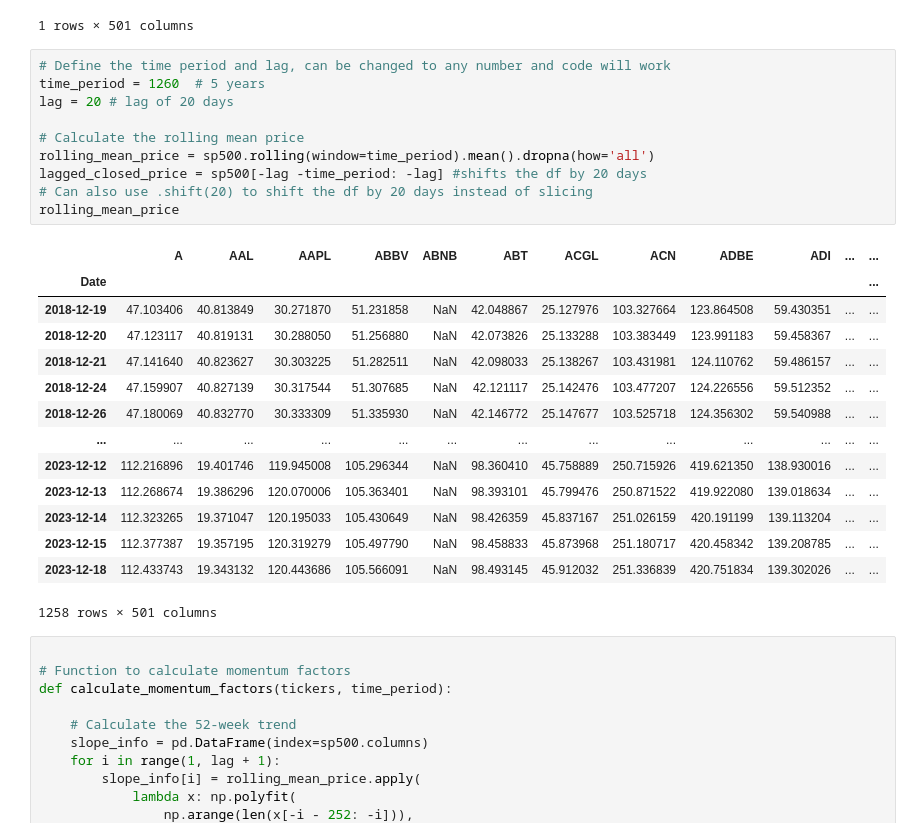
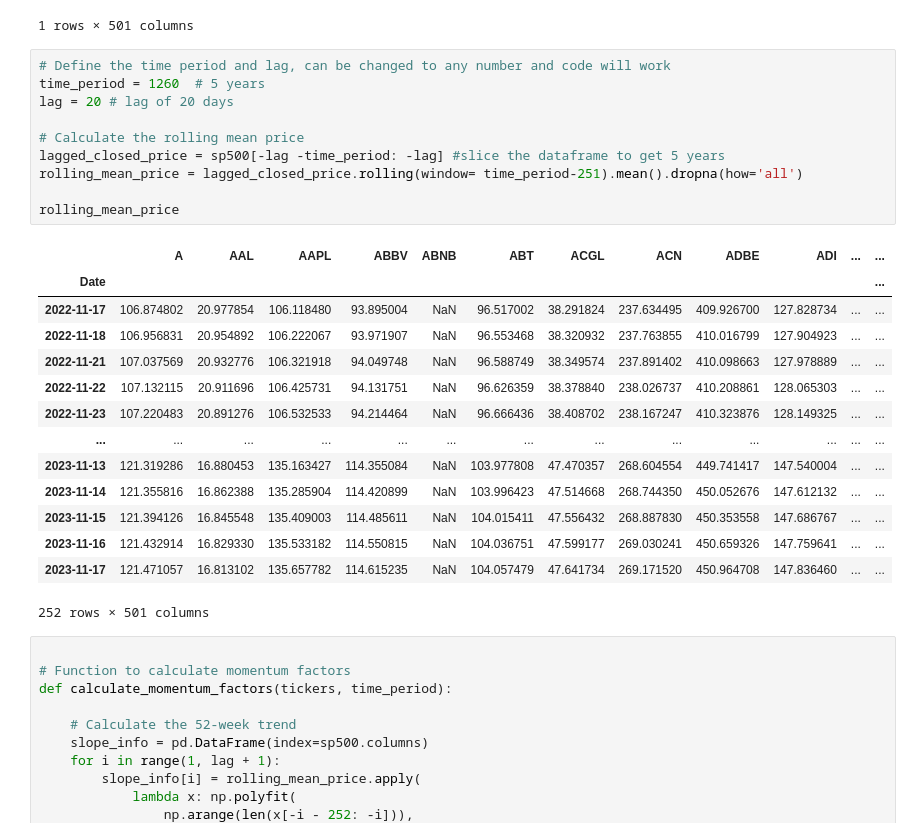
Before and after one commit to CCNY-Analytics-and-Quant/Quantative-Finance-Repo, a Jupyter notebook: Final-Project/workbooks/JB_draft/final_project.ipynb, the cells around one changed output. Cells and saved outputs as stored; diff of their text form.

Commit message:
Updating rolling window

```diff
--- a/Final-Project/workbooks/JB_draft/final_project.ipynb
+++ b/Final-Project/workbooks/JB_draft/final_project.ipynb
@@ -29,28 +29,28 @@ sp500.tail(1) #Adjusted Close
 # %%
 # Define the time period and lag, can be changed to any number and code will work
 time_period = 1260  # 5 years
 lag = 20 # lag of 20 days
 
 # Calculate the rolling mean price
-rolling_mean_price = sp500.rolling(window=time_period).mean().dropna(how='all')
-lagged_closed_price = sp500[-lag -time_period: -lag] #shifts the df by 20 days
-# Can also use .shift(20) to shift the df by 20 days instead of slicing
+lagged_closed_price = sp500[-lag -time_period: -lag] #slice the dataframe to get 5 years
+rolling_mean_price = lagged_closed_price.rolling(window= time_period-251).mean().dropna(how='all')
+
 rolling_mean_price
 # %% [output]
 |  | A | AAL | AAPL | ABBV | ABNB | ABT | ACGL | ACN | ADBE | ADI | ... | ... |
 | Date |  |  |  |  |  |  |  |  |  |  |  | ... |
-| 2018-12-19 | 47.103406 | 40.813849 | 30.271870 | 51.231858 | NaN | 42.048867 | 25.127976 | 103.327664 | 123.864508 | 59.430351 | ... | ... |
-| 2018-12-20 | 47.123117 | 40.819131 | 30.288050 | 51.256880 | NaN | 42.073826 | 25.133288 | 103.383449 | 123.991183 | 59.458367 | ... | ... |
-| 2018-12-21 | 47.141640 | 40.823627 | 30.303225 | 51.282511 | NaN | 42.098033 | 25.138267 | 103.431981 | 124.110762 | 59.486157 | ... | ... |
-| 2018-12-24 | 47.159907 | 40.827139 | 30.317544 | 51.307685 | NaN | 42.121117 | 25.142476 | 103.477207 | 124.226556 | 59.512352 | ... | ... |
-| 2018-12-26 | 47.180069 | 40.832770 | 30.333309 | 51.335930 | NaN | 42.146772 | 25.147677 | 103.525718 | 124.356302 | 59.540988 | ... | ... |
+| 2022-11-17 | 106.874802 | 20.977854 | 106.118480 | 93.895004 | NaN | 96.517002 | 38.291824 | 237.634495 | 409.926700 | 127.828734 | ... | ... |
+| 2022-11-18 | 106.956831 | 20.954892 | 106.222067 | 93.971907 | NaN | 96.553468 | 38.320932 | 237.763855 | 410.016799 | 127.904923 | ... | ... |
+| 2022-11-21 | 107.037569 | 20.932776 | 106.321918 | 94.049748 | NaN | 96.588749 | 38.349574 | 237.891402 | 410.098663 | 127.978889 | ... | ... |
+| 2022-11-22 | 107.132115 | 20.911696 | 106.425731 | 94.131751 | NaN | 96.626359 | 38.378840 | 238.026737 | 410.208861 | 128.065303 | ... | ... |
+| 2022-11-23 | 107.220483 | 20.891276 | 106.532533 | 94.214464 | NaN | 96.666436 | 38.408702 | 238.167247 | 410.323876 | 128.149325 | ... | ... |
 | ... | ... | ... | ... | ... | ... | ... | ... | ... | ... | ... | ... | ... |
-| 2023-12-12 | 112.216896 | 19.401746 | 119.945008 | 105.296344 | NaN | 98.360410 | 45.758889 | 250.715926 | 419.621350 | 138.930016 | ... | ... |
-| 2023-12-13 | 112.268674 | 19.386296 | 120.070006 | 105.363401 | NaN | 98.393101 | 45.799476 | 250.871522 | 419.922080 | 139.018634 | ... | ... |
-| 2023-12-14 | 112.323265 | 19.371047 | 120.195033 | 105.430649 | NaN | 98.426359 | 45.837167 | 251.026159 | 420.191199 | 139.113204 | ... | ... |
-| 2023-12-15 | 112.377387 | 19.357195 | 120.319279 | 105.497790 | NaN | 98.458833 | 45.873968 | 251.180717 | 420.458342 | 139.208785 | ... | ... |
-| 2023-12-18 | 112.433743 | 19.343132 | 120.443686 | 105.566091 | NaN | 98.493145 | 45.912032 | 251.336839 | 420.751834 | 139.302026 | ... | ... |
+| 2023-11-13 | 121.319286 | 16.880453 | 135.163427 | 114.355084 | NaN | 103.977808 | 47.470357 | 268.604554 | 449.741417 | 147.540004 | ... | ... |
+| 2023-11-14 | 121.355816 | 16.862388 | 135.285904 | 114.420899 | NaN | 103.996423 | 47.514668 | 268.744350 | 450.052676 | 147.612132 | ... | ... |
+| 2023-11-15 | 121.394126 | 16.845548 | 135.409003 | 114.485611 | NaN | 104.015411 | 47.556432 | 268.887830 | 450.353558 | 147.686767 | ... | ... |
+| 2023-11-16 | 121.432914 | 16.829330 | 135.533182 | 114.550815 | NaN | 104.036751 | 47.599177 | 269.030241 | 450.659326 | 147.759641 | ... | ... |
+| 2023-11-17 | 121.471057 | 16.813102 | 135.657782 | 114.615235 | NaN | 104.057479 | 47.641734 | 269.171520 | 450.964708 | 147.836460 | ... | ... |
-1258 rows × 501 columns
+252 rows × 501 columns
 # %%
 
 # Function to calculate momentum factors
```
Also changed, not shown: parts of 5 cells of this notebook.
